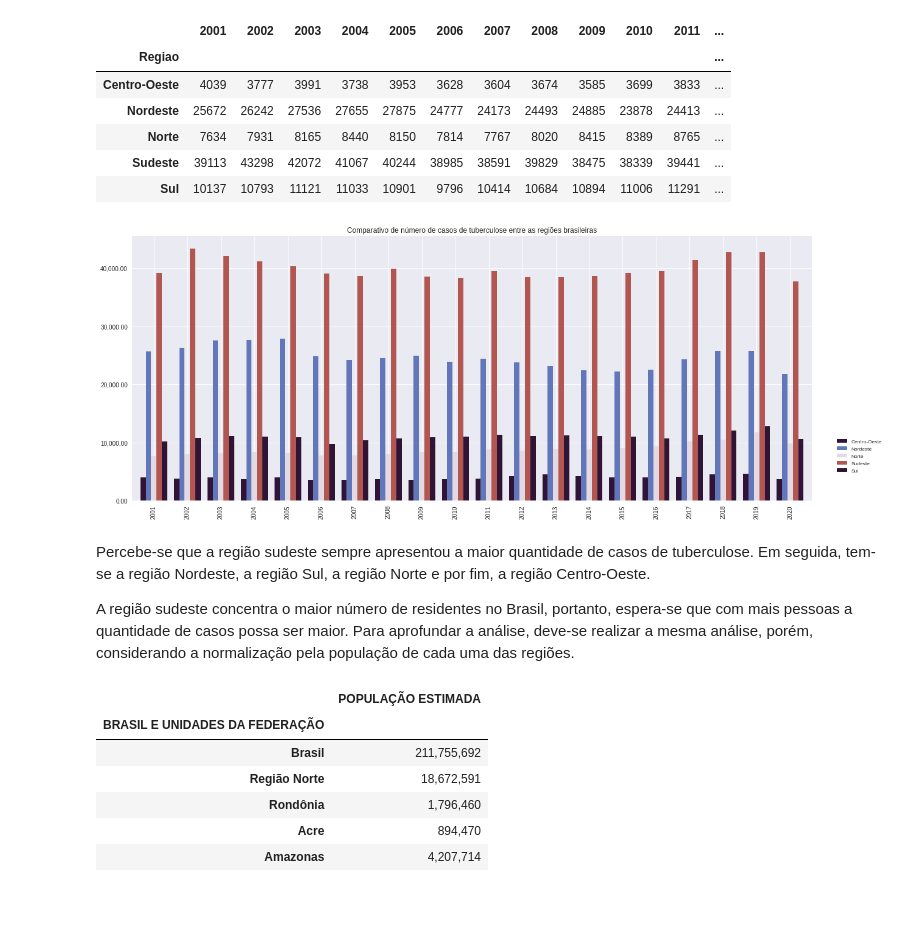
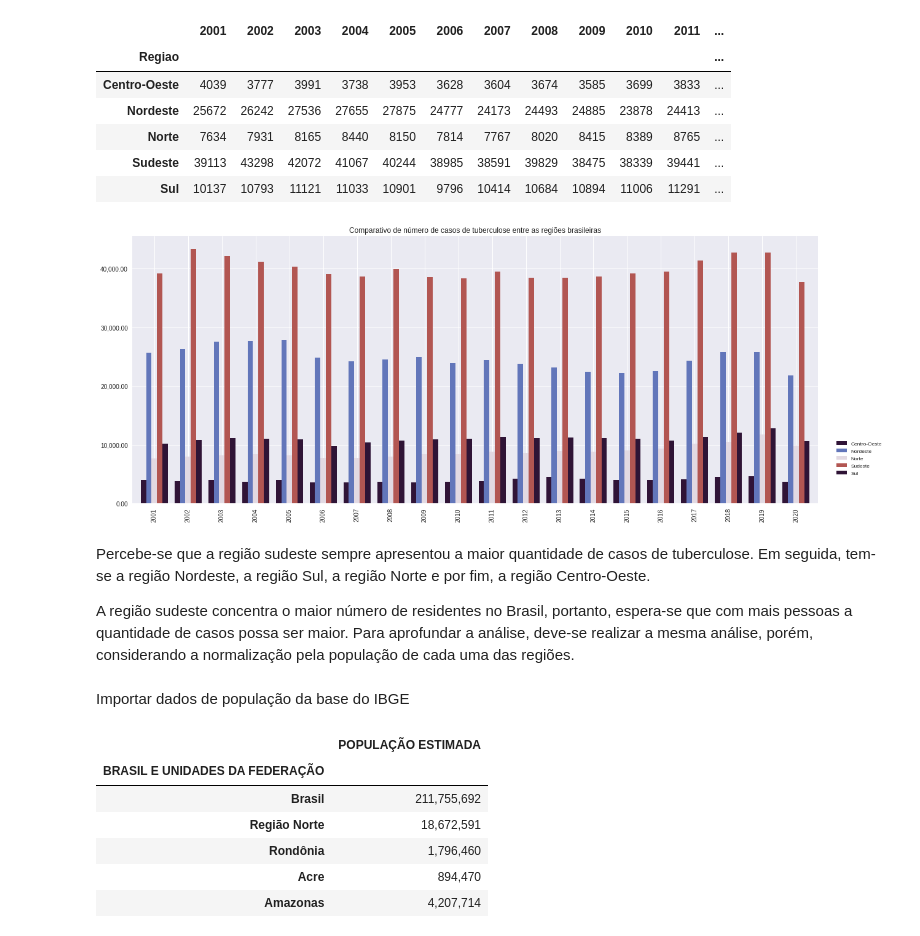
Before and after one commit to IgorQuaresma/-bootcamp_alura_projetos, a Jupyter notebook: bootcamp_alura_projeto1.ipynb, the cells around one changed output. Drawn from its saved outputs; the diff is of its cells as text; code cells hidden in the pictures; blank space fills up the shorter version.

```diff
--- a/bootcamp_alura_projeto1.ipynb
+++ b/bootcamp_alura_projeto1.ipynb
@@ -89,18 +93,20 @@ agrupado_regioes
 # %%
 plt.style.use('seaborn')
 
 ax = agrupado_regioes.T.plot(kind='bar', figsize=(20,8), width=0.8, cmap=plt.get_cmap('twilight_shifted'))
 ax.yaxis.set_major_formatter(ticker.StrMethodFormatter("{x:,.2f}"))
-ax.legend(loc="upper center", fontsize="small", bbox_to_anchor=((0.82, -0.25,0.5, 0.5)), title_fontsize=30)
+ax.legend(loc="upper center", fontsize="small", bbox_to_anchor=((0.81, -0.25,0.5, 0.5)), title_fontsize=30)
 plt.rcParams.update({'font.size': 15})
 plt.title('Comparativo de número de casos de tuberculose entre as regiões brasileiras')
 plt.show()
 # %% [output]
-[figure, old version]
+[figure, new version]
 # %% [markdown]
 Percebe-se que a região sudeste sempre apresentou a maior quantidade de casos de tuberculose. Em seguida, tem-se a região Nordeste, a região Sul, a região Norte e por fim, a região Centro-Oeste.
 
 A região sudeste concentra o maior número de residentes no Brasil, portanto, espera-se que com mais pessoas a quantidade de casos possa ser maior. Para aprofundar a análise, deve-se realizar a mesma análise, porém, considerando a normalização pela população de cada uma das regiões.
+# %% [markdown]
+Importar dados de população da base do IBGE
 # %%
 populacao = pd.read_csv('https://raw.githubusercontent.com/IgorQuaresma/-bootcamp_alura_projetos/main/Dados/estimativa_pop_2020.csv', header=1, skipfooter=7)
 populacao = populacao.drop(['Unnamed: 1','Unnamed: 3', 'Unnamed: 4', 'Unnamed: 5'], axis=1)
```
Also changed, not shown: parts of 14 cells of this notebook.
